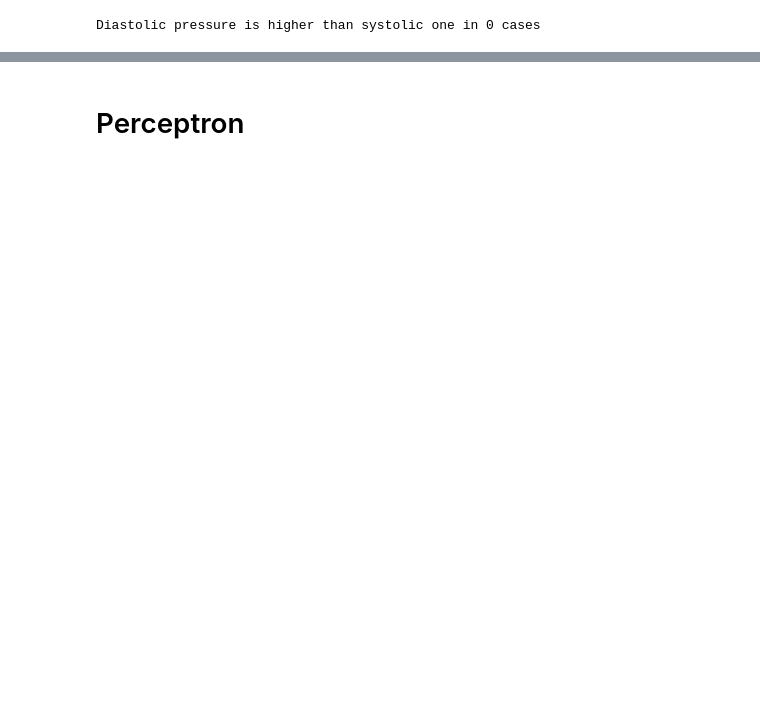
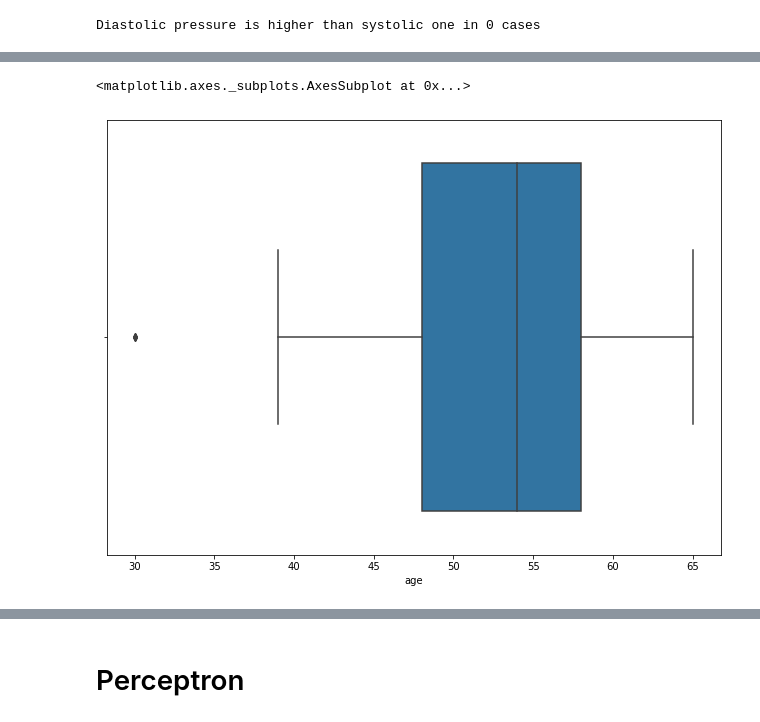
Before and after one commit to nicolasfara/di-project, a Jupyter notebook: cardiovascular-disease.ipynb, the cells around one changed output, grey strips where cells are left out. Saved outputs shown, nothing was run; the diff lists cells and outputs as text; code cells hidden in the pictures; blank space fills up the shorter version.

```diff
--- a/cardiovascular-disease.ipynb
+++ b/cardiovascular-disease.ipynb
@@ -74,0 +126,5 @@ dataset['age'] = (dataset['age'] / 365).round().astype('int')
+# %%
+sns.boxplot(x=dataset['age'])
+# %% [output]
+<matplotlib.axes._subplots.AxesSubplot at 0x...>
+[figure, added]
```
Also changed, not shown: parts of 54 cells of this notebook.
